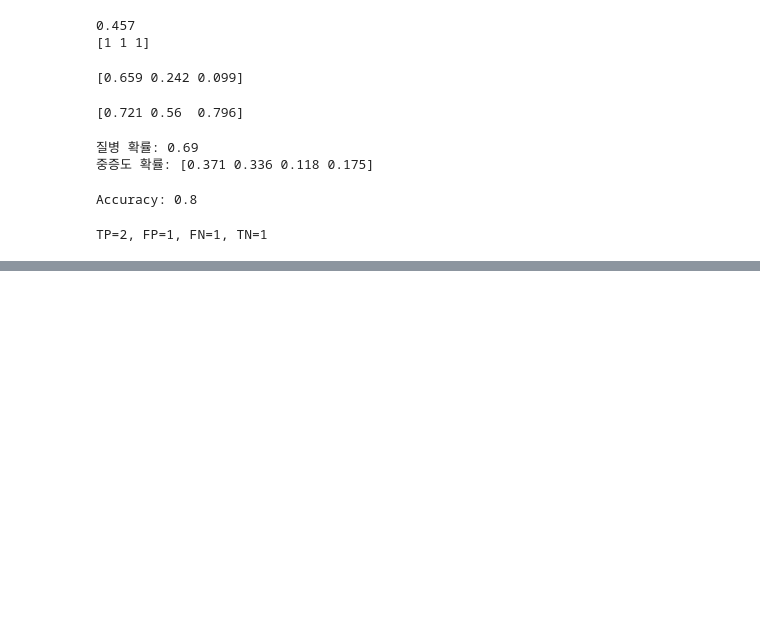
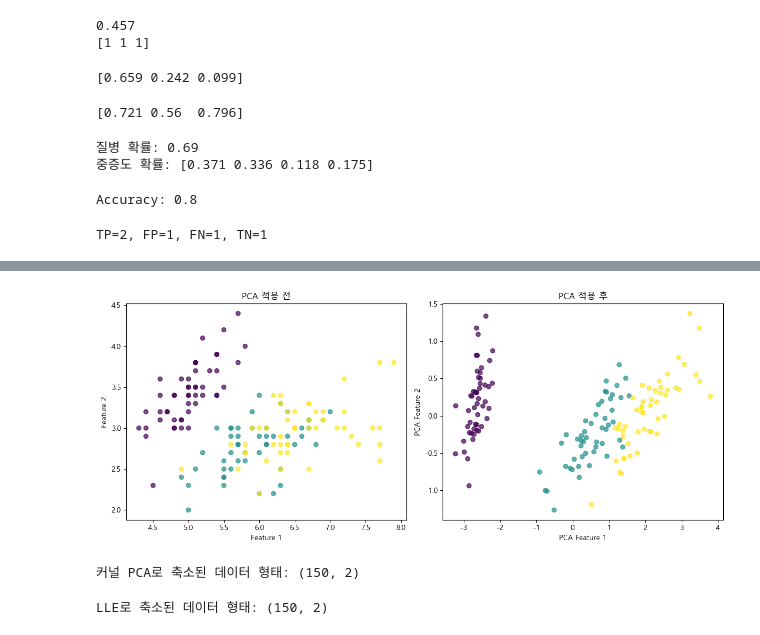
Before and after one commit to jsrop07/ml_project, a Jupyter notebook: ml_exercise.ipynb, the cells around one changed output, grey strips where cells are left out. Drawn from its saved outputs; the diff is of its cells as text; code cells hidden in the pictures; blank space fills up the shorter version.

```diff
--- a/ml_exercise.ipynb
+++ b/ml_exercise.ipynb
@@ -501,0 +780,17 @@ TP=2, FP=1, FN=1, TN=1
+# %%
+from sklearn.decomposition import PCA
+from sklearn.datasets import load_iris
+
+# 데이터 로드
+iris = load_iris()
+X = iris.data
+
+# PCA 적용 (2차원으로 축소)
+pca = PCA(n_components=2)
+X_reduced = pca.fit_transform(X)
+
+print("원본 데이터 형태:", X.shape)
+print("축소된 데이터 형태:", X_reduced.shape)
+
+# iris
+X
@@ -501,0 +817,53 @@ TP=2, FP=1, FN=1, TN=1
+# %%
+# 시각화해서 한번보기
+import matplotlib.pyplot as plt
+import numpy as np
+
+y= iris.target  # 클래스 라벨(색상 구분용)
+plt.figure(figsize=(12,5))
+
+# PCA 적용 전
+plt.subplot(1,2,1)
+plt.scatter(X[:, 0],X[:, 1], c=y, alpha=0.7)
+plt.xlabel('Feature 1')
+plt.ylabel('Feature 2')
+plt.title('PCA 적용 전')
+
+# PCA 적용 후
+plt.subplot(1,2,2)
+plt.scatter(X_reduced[:, 0],X_reduced[:, 1], c=y, alpha=0.7)
+plt.xlabel('PCA Feature 1')
+plt.ylabel('PCA Feature 2')
+plt.title('PCA 적용 후')
+
+plt.tight_layout()
+plt.show()
+# %% [output]
+[figure, added]
+# %%
+from sklearn.decomposition import KernelPCA
+
+# 커널 PCA 적용 (RBF 커널 사용)
+kpca = KernelPCA(
+    n_components=2, # 차원 수
+    kernel='rbf',   # 가우시안 분포 RVF 커널트릭
+    gamma=15        # 크면 클수록 근처 데이터(점)에 민감, 작으면 멀리있는 점 고려
+)
+X_kpca = kpca.fit_transform(X)
+
+print("커널 PCA로 축소된 데이터 형태:", X_kpca.shape)
+# %% [output]
+커널 PCA로 축소된 데이터 형태: (150, 2)
+# %%
+from sklearn.manifold import LocallyLinearEmbedding
+
+# LLE 적용
+lle = LocallyLinearEmbedding(
+                            n_components=2, # 차원 축소 후 수
+                            n_neighbors=10 # 선형관계를 유지할 이웃
+                            )
+X_lle = lle.fit_transform(X)
+
+print("LLE로 축소된 데이터 형태:", X_lle.shape)
+# %% [output]
+LLE로 축소된 데이터 형태: (150, 2)
```
Also changed, not shown: parts of 50 cells of this notebook, 23 other files.
